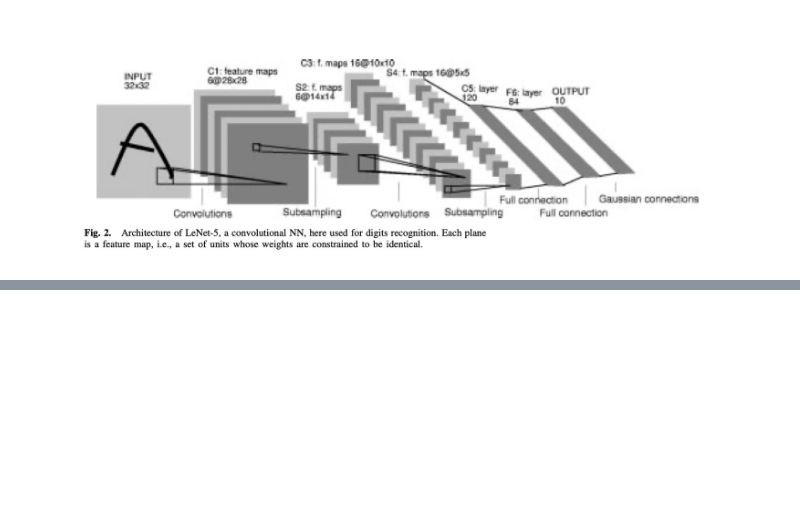
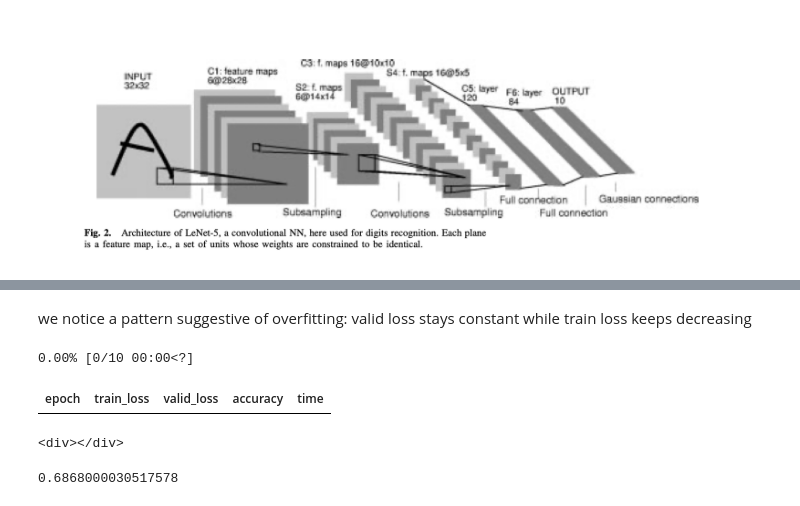
Before and after one commit to Valerio193/FASTAI-EXERCISES, a Jupyter notebook: lenet5.ipynb, the cells around one changed output, grey strips where cells are left out. Drawn from its saved outputs; the diff is of its cells as text; code cells hidden in the pictures; blank space fills up the shorter version.

```diff
--- a/lenet5.ipynb
+++ b/lenet5.ipynb
@@ -89,0 +112,10 @@ learn_net_cifar.fit_one_cycle(10,0.1)
+# %% [markdown]
+we notice a pattern suggestive of overfitting: valid loss stays constant while train loss keeps decreasing
+# %%
+preds,targs=learn_net_cifar.tta()
+accuracy(preds,targs).item()
+# %% [output]
+0.00% [0/10 00:00<?]
+| epoch | train_loss | valid_loss | accuracy | time |
+<div></div>
+0.6868000030517578
```
Also changed, not shown: parts of 17 cells of this notebook.
